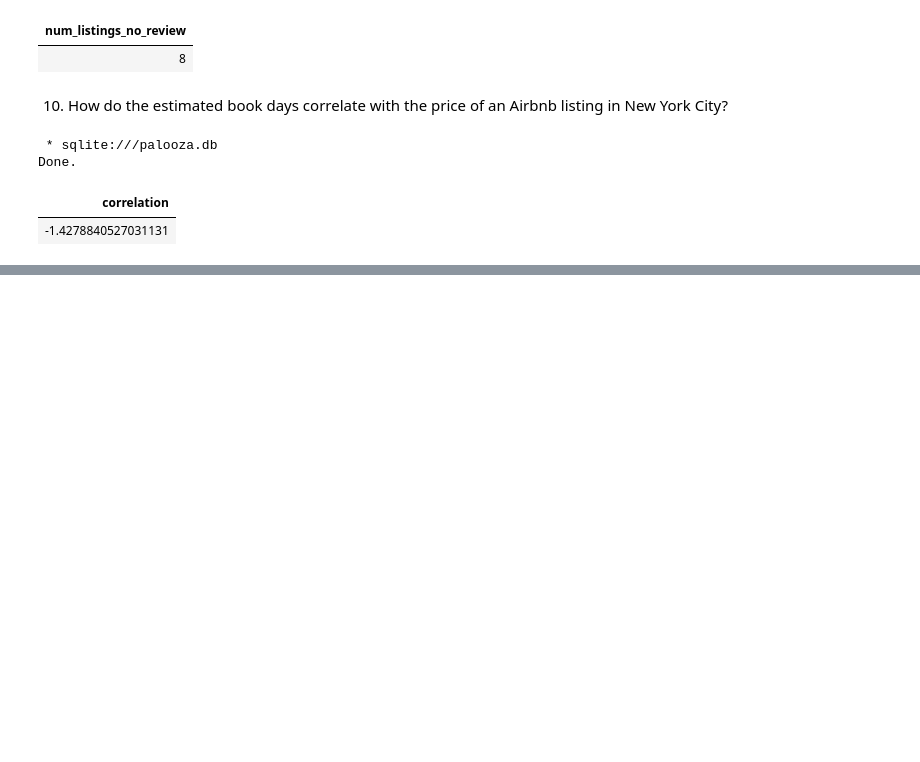
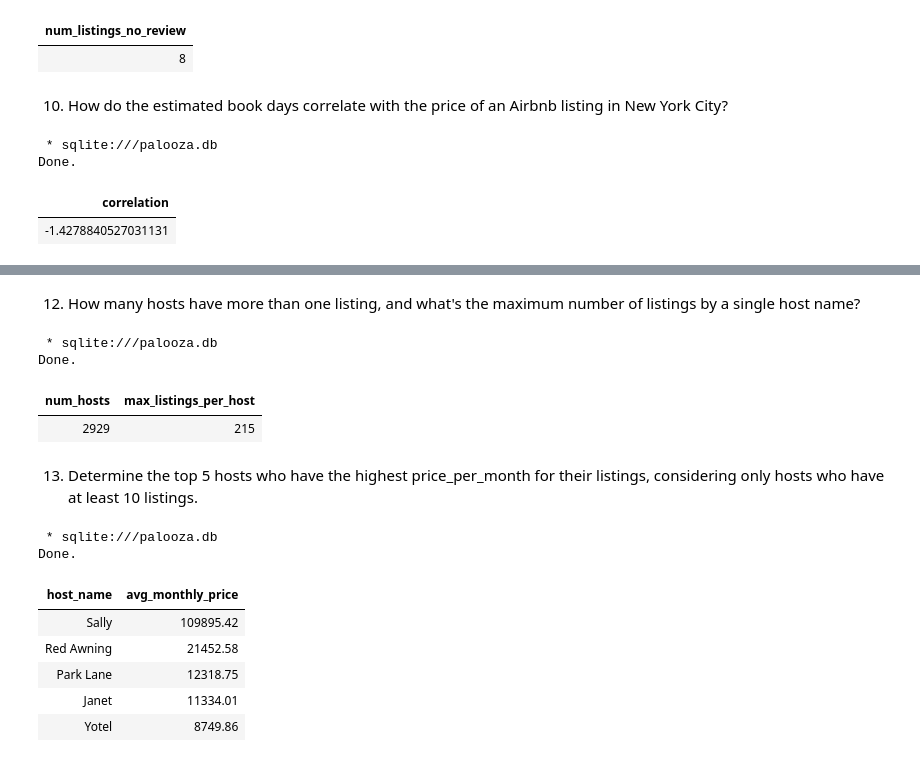
Before and after one commit to caracfinlay/Pillow_palooza, a Jupyter notebook: sql_palooza.ipynb, the cells around one changed output, grey strips where cells are left out. Saved outputs shown, nothing was run; the diff lists cells and outputs as text; code cells hidden in the pictures; blank space fills up the shorter version.

```diff
--- a/sql_palooza.ipynb
+++ b/sql_palooza.ipynb
@@ -280,0 +298,21 @@ Done.
+# %% [markdown]
+
+12. How many hosts have more than one listing, and what's the maximum number of listings by a single host name?
+# %%
+%%sql
+WITH listings AS (SELECT host_name, COUNT(listing_id) num_listings
+FROM reviews
+GROUP BY host_name
+HAVING COUNT(listing_id) > 1
+)
+
+SELECT COUNT(host_name) num_hosts, MAX(num_listings) max_listings_per_host
+FROM listings
+# %% [output]
+ * sqlite:///palooza.db
+Done.
+| num_hosts | max_listings_per_host |
+| 2929 | 215 |
+# %% [markdown]
+
+13. Determine the top 5 hosts who have the highest price_per_month for their listings, considering only hosts who have at least 10 listings.
@@ -280,0 +322,19 @@ Done.
+# %%
+%%sql
+SELECT r.host_name, ROUND(AVG(p.price_per_month),2) avg_monthly_price
+FROM reviews r
+JOIN prices p
+ON r.listing_id = p.listing_id
+WHERE calculated_host_listings_count > 9
+GROUP BY 1
+ORDER BY 2 DESC
+LIMIT 5
+# %% [output]
+ * sqlite:///palooza.db
+Done.
+| host_name | avg_monthly_price |
+| Sally | 109895.42 |
+| Red Awning | 21452.58 |
+| Park Lane | 12318.75 |
+| Janet | 11334.01 |
+| Yotel | 8749.86 |
```
Also changed, not shown: parts of 8 cells of this notebook.
